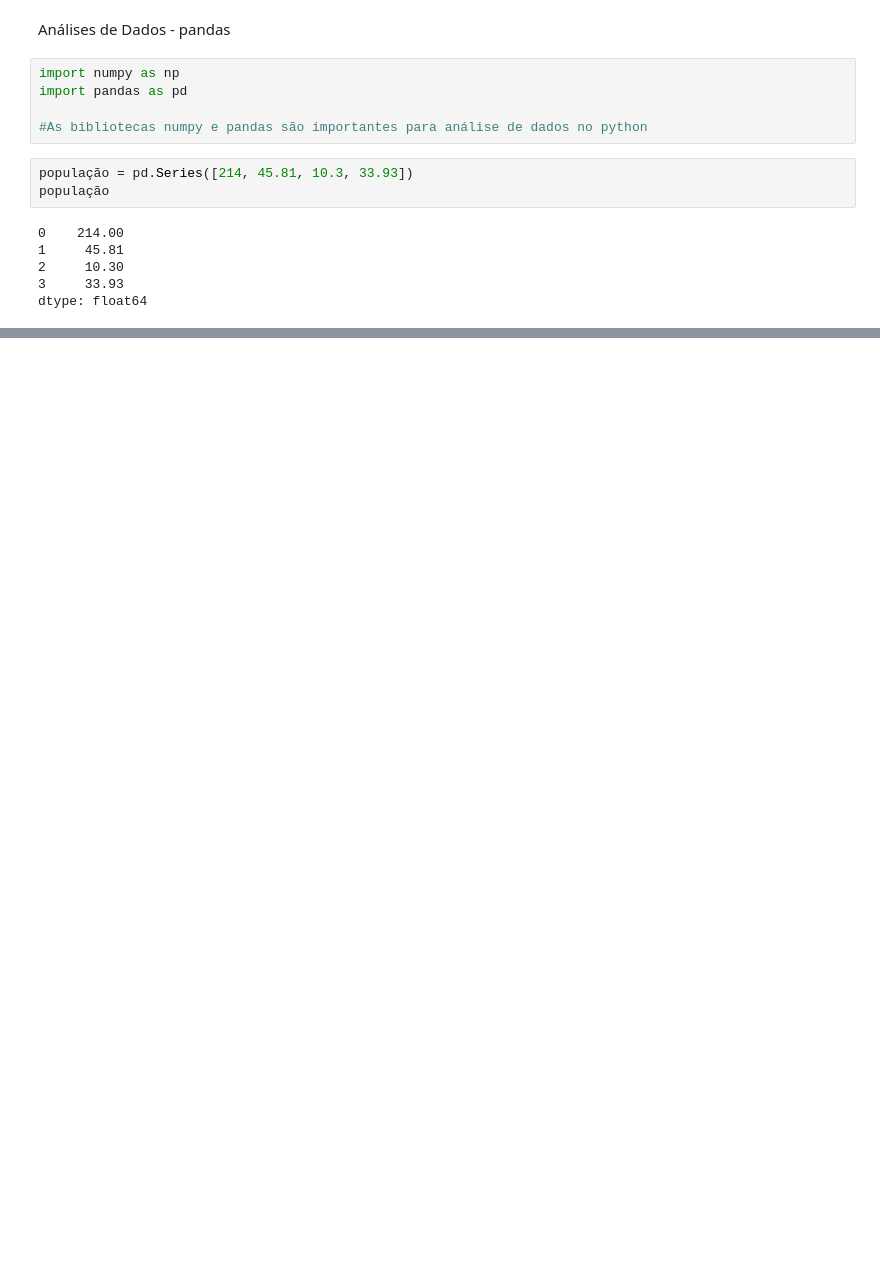
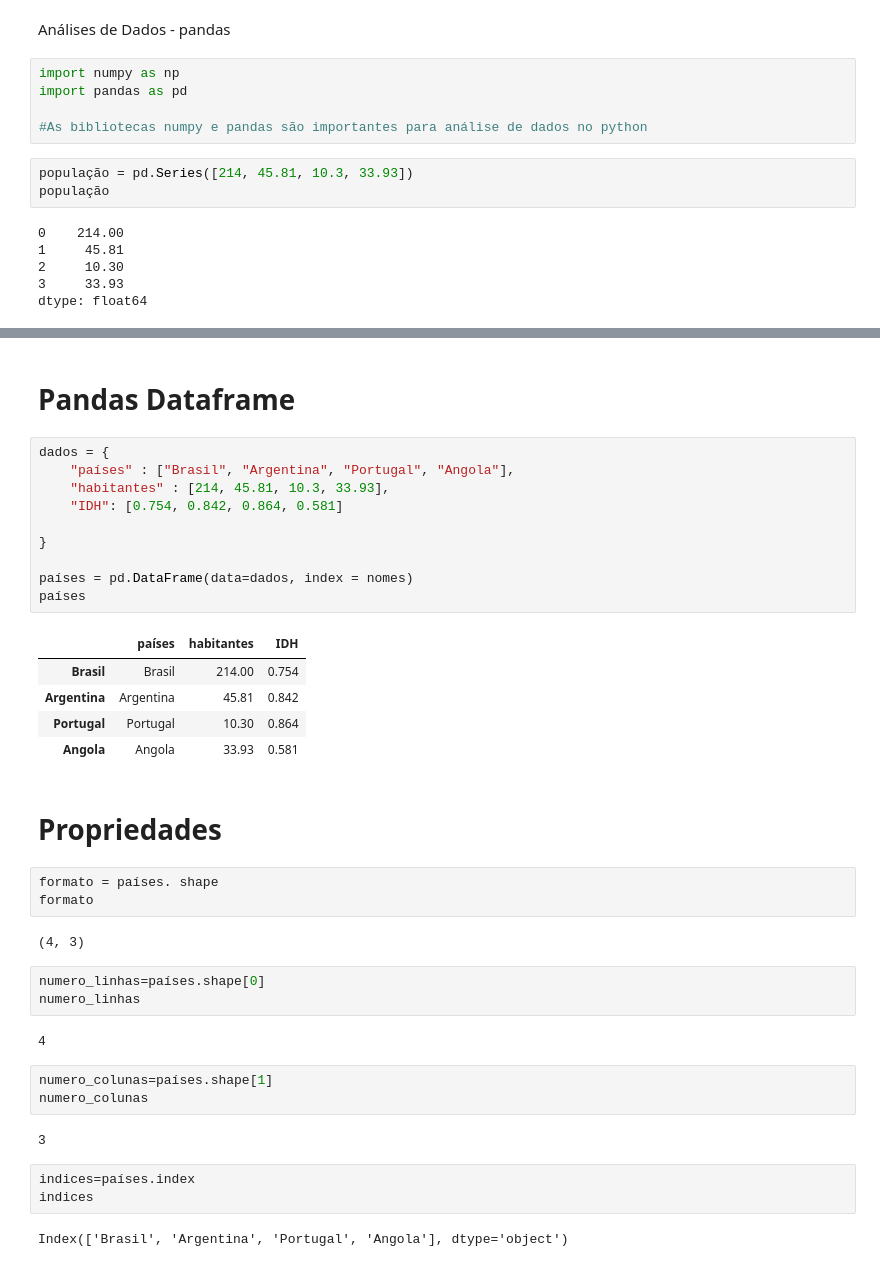
Before and after one commit to anamacao/analise_dados, a Jupyter notebook: Analise_dados_py.ipynb, the cells around one changed output, grey strips where cells are left out. Saved outputs shown, nothing was run; the diff lists cells and outputs as text; blank space fills up the shorter version.

```diff
--- a/Analise_dados_py.ipynb
+++ b/Analise_dados_py.ipynb
@@ -27,3 +27,43 @@ Argentina     45.81
 Portugal      10.30
 Angola        33.93
 dtype: float64
+# %% [markdown]
+# Pandas Dataframe
+# %%
+dados = {
+    "países" : ["Brasil", "Argentina", "Portugal", "Angola"],
+    "habitantes" : [214, 45.81, 10.3, 33.93],
+    "IDH": [0.754, 0.842, 0.864, 0.581]
+
+}
+
+países = pd.DataFrame(data=dados, index = nomes)
+países
+# %% [output]
+|  | países | habitantes | IDH |
+| Brasil | Brasil | 214.00 | 0.754 |
+| Argentina | Argentina | 45.81 | 0.842 |
+| Portugal | Portugal | 10.30 | 0.864 |
+| Angola | Angola | 33.93 | 0.581 |
+# %% [markdown]
+# Propriedades
+# %%
+formato = países. shape
+formato
+# %% [output]
+(4, 3)
+# %%
+numero_linhas=países.shape[0]
+numero_linhas
+# %% [output]
+4
+# %%
+numero_colunas=países.shape[1]
+numero_colunas
+# %% [output]
+3
+# %%
+indices=países.index
+indices
+# %% [output]
+Index(['Brasil', 'Argentina', 'Portugal', 'Angola'], dtype='object')
```
Also changed, not shown: parts of 17 cells of this notebook.
